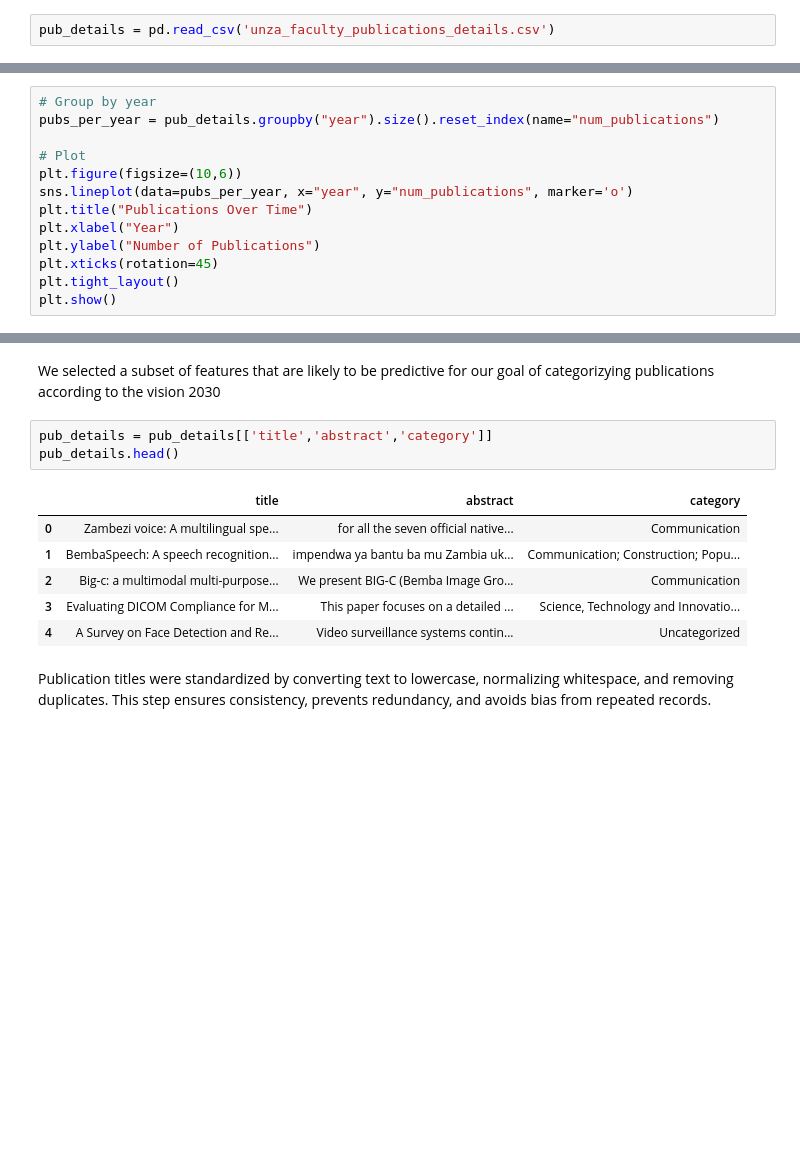
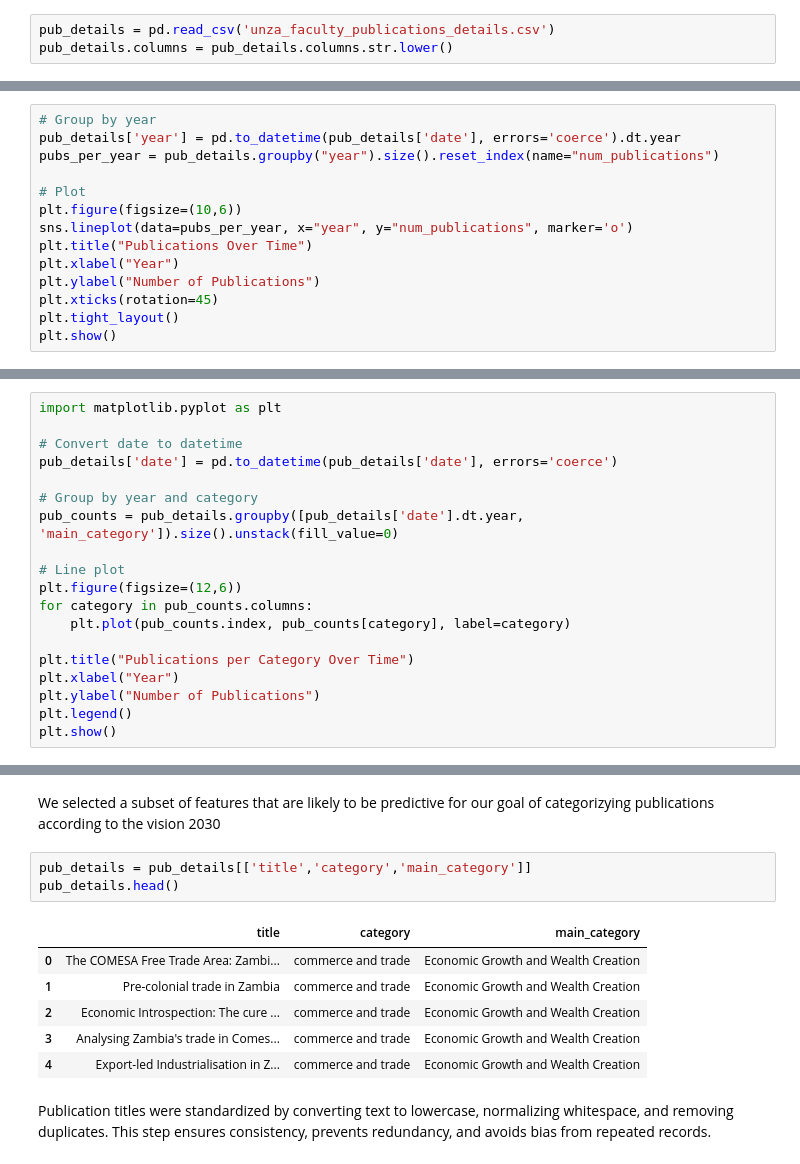
Before and after one commit to FestuMiles/classification-model-unza-publications, a Jupyter notebook: Classification_of_unza_faculty_research_interests.ipynb, the cells around one changed output, grey strips where cells are left out. Cells and saved outputs as stored; diff of their text form; blank space fills up the shorter version.

```diff
--- a/Classification_of_unza_faculty_research_interests.ipynb
+++ b/Classification_of_unza_faculty_research_interests.ipynb
@@ -53,3 +53,4 @@ Classification_of_unza_faculty_research_interests.ipynb
 unza_faculty_publications_details.csv
 # %%
 pub_details = pd.read_csv('unza_faculty_publications_details.csv')
+pub_details.columns = pub_details.columns.str.lower()
@@ -144,6 +139,7 @@ import matplotlib.pyplot as plt
 import seaborn as sns
 # %%
 # Group by year
+pub_details['year'] = pd.to_datetime(pub_details['date'], errors='coerce').dt.year
 pubs_per_year = pub_details.groupby("year").size().reset_index(name="num_publications")
 
 # Plot
@@ -159,0 +156,19 @@ plt.show()
+# %%
+import matplotlib.pyplot as plt
+
+# Convert date to datetime
+pub_details['date'] = pd.to_datetime(pub_details['date'], errors='coerce')
+
+# Group by year and category
+pub_counts = pub_details.groupby([pub_details['date'].dt.year, 'main_category']).size().unstack(fill_value=0)
+
+# Line plot
+plt.figure(figsize=(12,6))
+for category in pub_counts.columns:
+    plt.plot(pub_counts.index, pub_counts[category], label=category)
+
+plt.title("Publications per Category Over Time")
+plt.xlabel("Year")
+plt.ylabel("Number of Publications")
+plt.legend()
+plt.show()
@@ -272,15 +284,15 @@ from nltk.stem import PorterStemmer
 # %% [markdown]
 We  selected a subset of features that are likely to be predictive for our goal of categorizying publications according to the vision 2030
 # %%
-pub_details = pub_details[['title','abstract','category']]
+pub_details = pub_details[['title','category','main_category']]
 pub_details.head()
 # %% [output]
-|  | title | abstract | category |
-| 0 | Zambezi voice: A multilingual spe... | for all the seven official native... | Communication |
-| 1 | BembaSpeech: A speech recognition... | impendwa ya bantu ba mu Zambia uk... | Communication; Construction; Popu... |
-| 2 | Big-c: a multimodal multi-purpose... | We present BIG-C (Bemba Image Gro... | Communication |
-| 3 | Evaluating DICOM Compliance for M... | This paper focuses on a detailed ... | Science, Technology and Innovatio... |
-| 4 | A Survey on Face Detection and Re... | Video surveillance systems contin... | Uncategorized |
+|  | title | category | main_category |
+| 0 | The COMESA Free Trade Area: Zambi... | commerce and trade | Economic Growth and Wealth Creation |
+| 1 | Pre-colonial trade in Zambia | commerce and trade | Economic Growth and Wealth Creation |
+| 2 | Economic Introspection: The cure ... | commerce and trade | Economic Growth and Wealth Creation |
+| 3 | Analysing Zambia's trade in Comes... | commerce and trade | Economic Growth and Wealth Creation |
+| 4 | Export-led Industrialisation in Z... | commerce and trade | Economic Growth and Wealth Creation |
 # %% [markdown]
 Publication titles were standardized by converting text to lowercase, normalizing whitespace, and removing duplicates. This step ensures consistency, prevents redundancy, and avoids bias from repeated records.
 # %%
```
Also changed, not shown: parts of 42 cells of this notebook.
